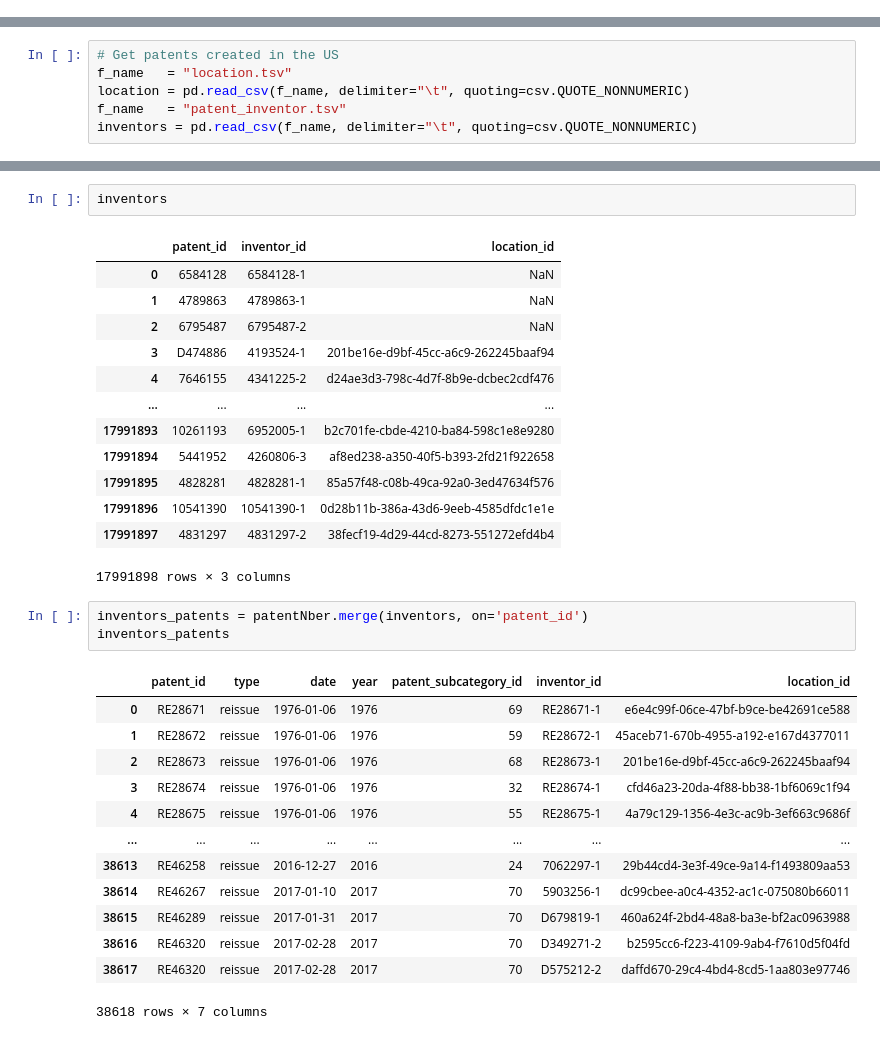
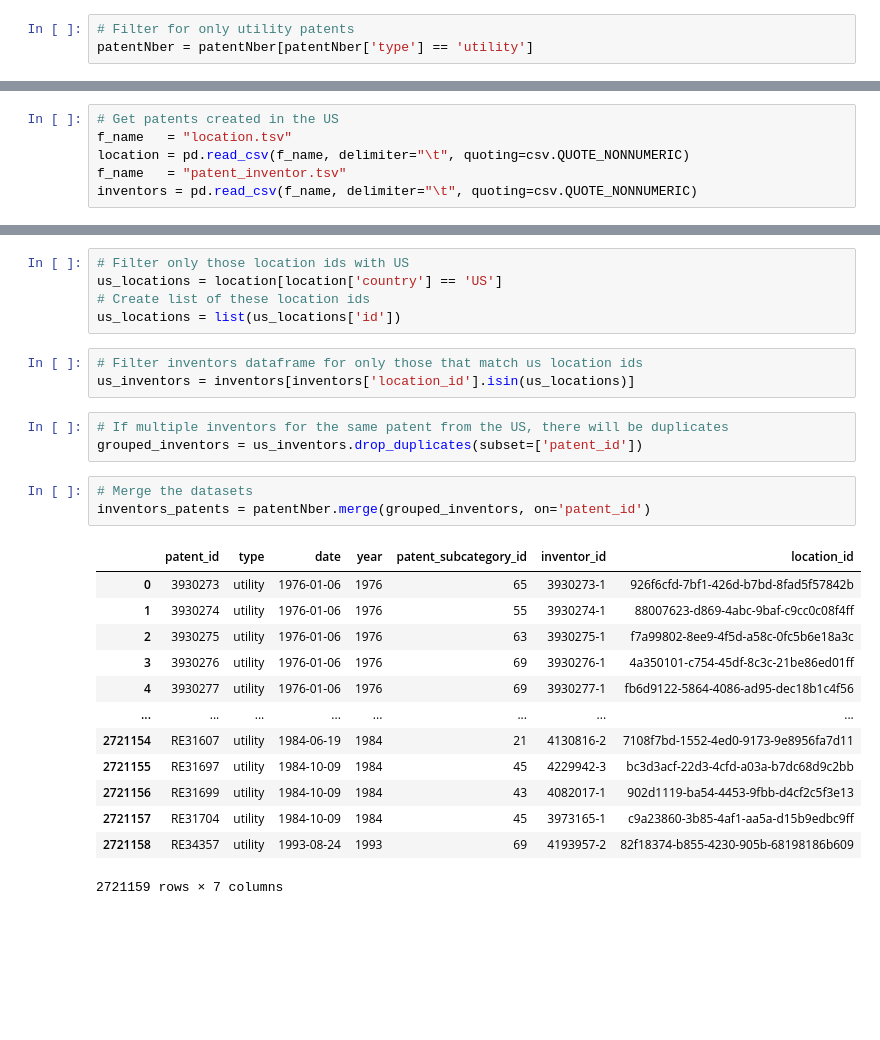
Before and after one commit to yniu87/PatentNetwork, a Jupyter notebook: patentdata.ipynb, the cells around one changed output, grey strips where cells are left out. Cells and saved outputs as stored; diff of their text form; blank space fills up the shorter version.

Commit message:
Squash merging bugs, add logic to find us only patents

```diff
--- a/patentdata.ipynb
+++ b/patentdata.ipynb
@@ -87,3 +43,6 @@ patentNber
+# %%
+# Filter for only utility patents
+patentNber = patentNber[patentNber['type'] == 'utility']
 # %% [markdown]
 # Aggregate
 # %%
@@ -150,33 +93,28 @@ location
-# %%
-inventors
-# %% [output]
-|  | patent_id | inventor_id | location_id |
-| 0 | 6584128 | 6584128-1 | NaN |
-| 1 | 4789863 | 4789863-1 | NaN |
-| 2 | 6795487 | 6795487-2 | NaN |
-| 3 | D474886 | 4193524-1 | 201be16e-d9bf-45cc-a6c9-262245baaf94 |
-| 4 | 7646155 | 4341225-2 | d24ae3d3-798c-4d7f-8b9e-dcbec2cdf476 |
-| ... | ... | ... | ... |
-| 17991893 | 10261193 | 6952005-1 | b2c701fe-cbde-4210-ba84-598c1e8e9280 |
-| 17991894 | 5441952 | 4260806-3 | af8ed238-a350-40f5-b393-2fd21f922658 |
-| 17991895 | 4828281 | 4828281-1 | 85a57f48-c08b-49ca-92a0-3ed47634f576 |
-| 17991896 | 10541390 | 10541390-1 | 0d28b11b-386a-43d6-9eeb-4585dfdc1e1e |
-| 17991897 | 4831297 | 4831297-2 | 38fecf19-4d29-44cd-8273-551272efd4b4 |
-17991898 rows × 3 columns
+# %%
+# Filter only those location ids with US
+us_locations = location[location['country'] == 'US']
+# Create list of these location ids
+us_locations = list(us_locations['id'])
+# %%
+# Filter inventors dataframe for only those that match us location ids
+us_inventors = inventors[inventors['location_id'].isin(us_locations)]
+# %%
+# If multiple inventors for the same patent from the US, there will be duplicates
+grouped_inventors = us_inventors.drop_duplicates(subset=['patent_id'])
 # %%
-inventors_patents = patentNber.merge(inventors, on='patent_id')
-inventors_patents
+# Merge the datasets
+inventors_patents = patentNber.merge(grouped_inventors, on='patent_id')
 # %% [output]
 |  | patent_id | type | date | year | patent_subcategory_id | inventor_id | location_id |
-| 0 | RE28671 | reissue | 1976-01-06 | 1976 | 69 | RE28671-1 | e6e4c99f-06ce-47bf-b9ce-be42691ce588 |
-| 1 | RE28672 | reissue | 1976-01-06 | 1976 | 59 | RE28672-1 | 45aceb71-670b-4955-a192-e167d4377011 |
-| 2 | RE28673 | reissue | 1976-01-06 | 1976 | 68 | RE28673-1 | 201be16e-d9bf-45cc-a6c9-262245baaf94 |
-| 3 | RE28674 | reissue | 1976-01-06 | 1976 | 32 | RE28674-1 | cfd46a23-20da-4f88-bb38-1bf6069c1f94 |
-| 4 | RE28675 | reissue | 1976-01-06 | 1976 | 55 | RE28675-1 | 4a79c129-1356-4e3c-ac9b-3ef663c9686f |
+| 0 | 3930273 | utility | 1976-01-06 | 1976 | 65 | 3930273-1 | 926f6cfd-7bf1-426d-b7bd-8fad5f57842b |
+| 1 | 3930274 | utility | 1976-01-06 | 1976 | 55 | 3930274-1 | 88007623-d869-4abc-9baf-c9cc0c08f4ff |
+| 2 | 3930275 | utility | 1976-01-06 | 1976 | 63 | 3930275-1 | f7a99802-8ee9-4f5d-a58c-0fc5b6e18a3c |
+| 3 | 3930276 | utility | 1976-01-06 | 1976 | 69 | 3930276-1 | 4a350101-c754-45df-8c3c-21be86ed01ff |
+| 4 | 3930277 | utility | 1976-01-06 | 1976 | 69 | 3930277-1 | fb6d9122-5864-4086-ad95-dec18b1c4f56 |
 | ... | ... | ... | ... | ... | ... | ... | ... |
-| 38613 | RE46258 | reissue | 2016-12-27 | 2016 | 24 | 7062297-1 | 29b44cd4-3e3f-49ce-9a14-f1493809aa53 |
-| 38614 | RE46267 | reissue | 2017-01-10 | 2017 | 70 | 5903256-1 | dc99cbee-a0c4-4352-ac1c-075080b66011 |
-| 38615 | RE46289 | reissue | 2017-01-31 | 2017 | 70 | D679819-1 | 460a624f-2bd4-48a8-ba3e-bf2ac0963988 |
-| 38616 | RE46320 | reissue | 2017-02-28 | 2017 | 70 | D349271-2 | b2595cc6-f223-4109-9ab4-f7610d5f04fd |
-| 38617 | RE46320 | reissue | 2017-02-28 | 2017 | 70 | D575212-2 | daffd670-29c4-4bd4-8cd5-1aa803e97746 |
+| 2721154 | RE31607 | utility | 1984-06-19 | 1984 | 21 | 4130816-2 | 7108f7bd-1552-4ed0-9173-9e8956fa7d11 |
+| 2721155 | RE31697 | utility | 1984-10-09 | 1984 | 45 | 4229942-3 | bc3d3acf-22d3-4cfd-a03a-b7dc68d9c2bb |
+| 2721156 | RE31699 | utility | 1984-10-09 | 1984 | 43 | 4082017-1 | 902d1119-ba54-4453-9fbb-d4cf2c5f3e13 |
+| 2721157 | RE31704 | utility | 1984-10-09 | 1984 | 45 | 3973165-1 | c9a23860-3b85-4af1-aa5a-d15b9edbc9ff |
+| 2721158 | RE34357 | utility | 1993-08-24 | 1993 | 69 | 4193957-2 | 82f18374-b855-4230-905b-68198186b609 |
-38618 rows × 7 columns
+2721159 rows × 7 columns
```
Also changed, not shown: parts of 12 cells of this notebook.
